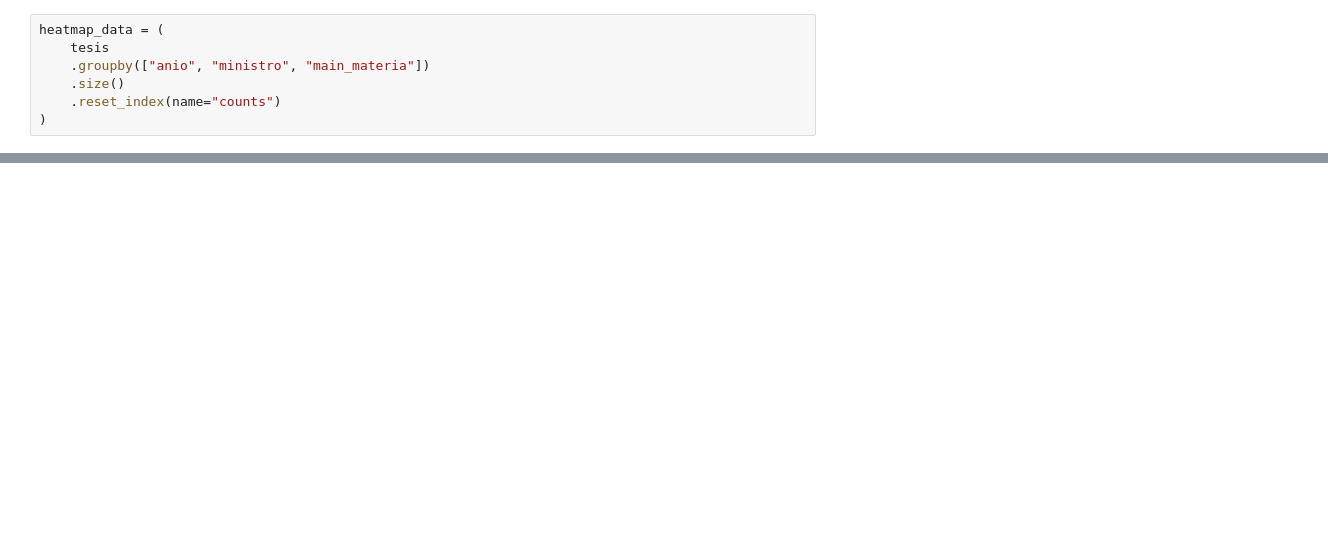
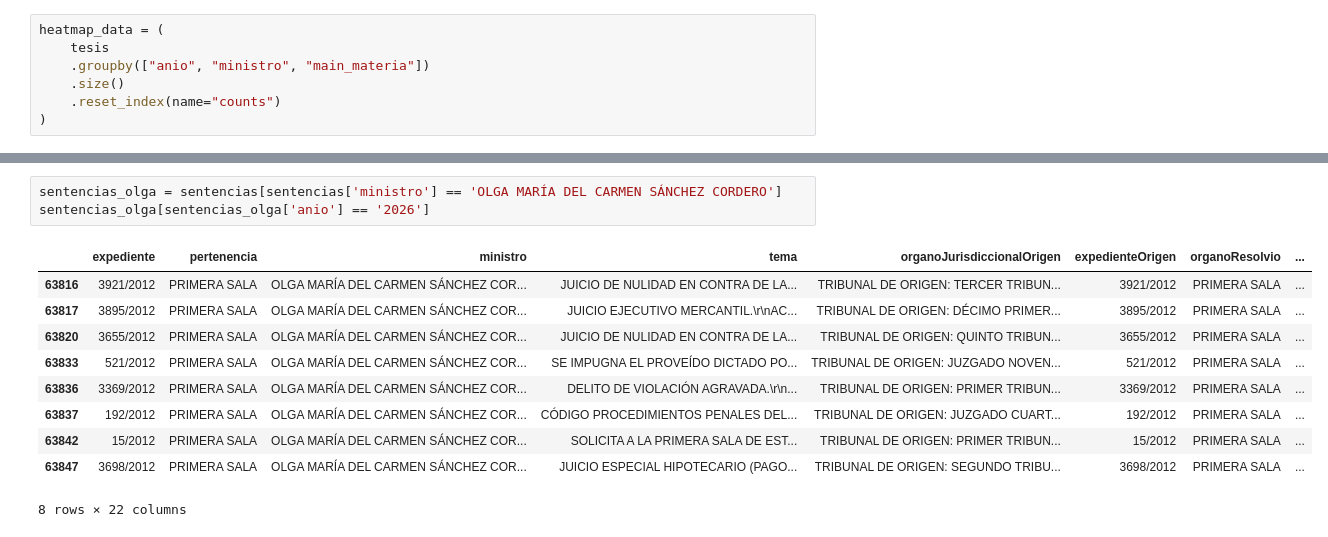
Before and after one commit to uchicago-2026-capp30122/project-accountable-justice-lab, a Jupyter notebook: processing/sentencias_tesis/visualizations.ipynb, the cells around one changed output, grey strips where cells are left out. Saved outputs shown, nothing was run; the diff lists cells and outputs as text; blank space fills up the shorter version.

```diff
--- a/processing/sentencias_tesis/visualizations.ipynb
+++ b/processing/sentencias_tesis/visualizations.ipynb
@@ -305,3 +305,17 @@ heatmap_data = (
 chart
 # %% [output]
 [interactive output not drawn]
+# %%
+sentencias_olga = sentencias[sentencias['ministro'] == 'OLGA MARÍA DEL CARMEN SÁNCHEZ CORDERO']
+sentencias_olga[sentencias_olga['anio'] == '2026']
+# %% [output]
+|  | expediente | pertenencia | ministro | tema | organoJurisdiccionalOrigen | expedienteOrigen | organoResolvio | ... |
+| 63816 | 3921/2012 | PRIMERA SALA | OLGA MARÍA DEL CARMEN SÁNCHEZ COR... | JUICIO DE NULIDAD EN CONTRA DE LA... | TRIBUNAL DE ORIGEN: TERCER TRIBUN... | 3921/2012 | PRIMERA SALA | ... |
+| 63817 | 3895/2012 | PRIMERA SALA | OLGA MARÍA DEL CARMEN SÁNCHEZ COR... | JUICIO EJECUTIVO MERCANTIL.\r\nAC... | TRIBUNAL DE ORIGEN: DÉCIMO PRIMER... | 3895/2012 | PRIMERA SALA | ... |
+| 63820 | 3655/2012 | PRIMERA SALA | OLGA MARÍA DEL CARMEN SÁNCHEZ COR... | JUICIO DE NULIDAD EN CONTRA DE LA... | TRIBUNAL DE ORIGEN: QUINTO TRIBUN... | 3655/2012 | PRIMERA SALA | ... |
+| 63833 | 521/2012 | PRIMERA SALA | OLGA MARÍA DEL CARMEN SÁNCHEZ COR... | SE IMPUGNA EL PROVEÍDO DICTADO PO... | TRIBUNAL DE ORIGEN: JUZGADO NOVEN... | 521/2012 | PRIMERA SALA | ... |
+| 63836 | 3369/2012 | PRIMERA SALA | OLGA MARÍA DEL CARMEN SÁNCHEZ COR... | DELITO DE VIOLACIÓN AGRAVADA.\r\n... | TRIBUNAL DE ORIGEN: PRIMER TRIBUN... | 3369/2012 | PRIMERA SALA | ... |
+| 63837 | 192/2012 | PRIMERA SALA | OLGA MARÍA DEL CARMEN SÁNCHEZ COR... | CÓDIGO PROCEDIMIENTOS PENALES DEL... | TRIBUNAL DE ORIGEN: JUZGADO CUART... | 192/2012 | PRIMERA SALA | ... |
+| 63842 | 15/2012 | PRIMERA SALA | OLGA MARÍA DEL CARMEN SÁNCHEZ COR... | SOLICITA A LA PRIMERA SALA DE EST... | TRIBUNAL DE ORIGEN: PRIMER TRIBUN... | 15/2012 | PRIMERA SALA | ... |
+| 63847 | 3698/2012 | PRIMERA SALA | OLGA MARÍA DEL CARMEN SÁNCHEZ COR... | JUICIO ESPECIAL HIPOTECARIO (PAGO... | TRIBUNAL DE ORIGEN: SEGUNDO TRIBU... | 3698/2012 | PRIMERA SALA | ... |
+8 rows × 22 columns
```
Also changed, not shown: parts of 1 cell of this notebook.
